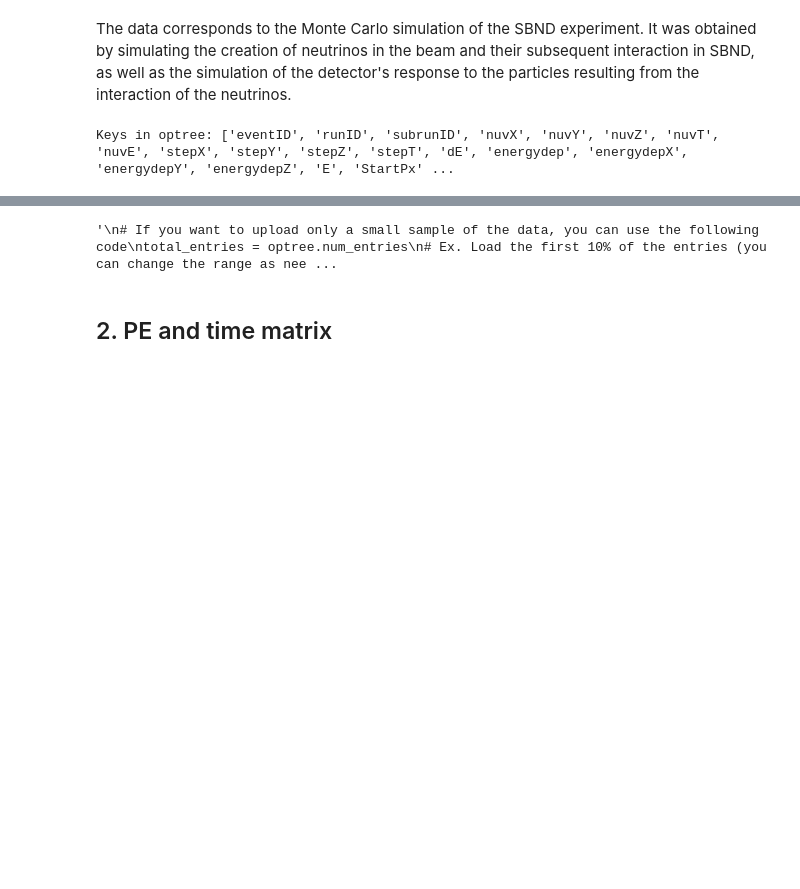
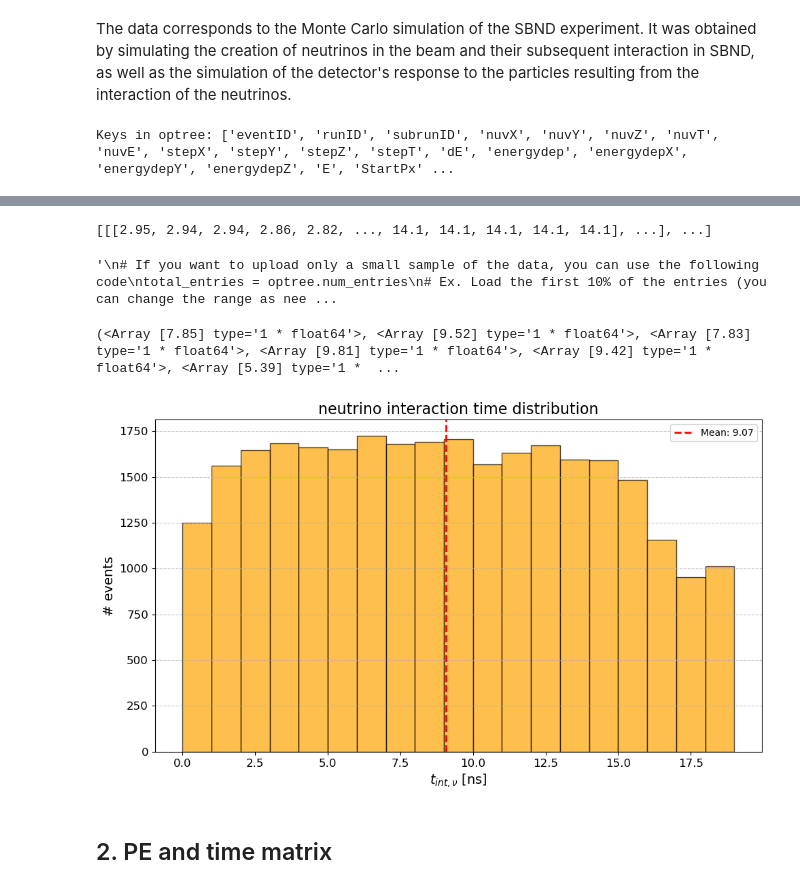
Before and after one commit to CIEMAT-Neutrino/AI_nuvT, a Jupyter notebook: 1_Preprocessing_&_2_PE_time_matrices.ipynb, the cells around one changed output, grey strips where cells are left out. Drawn from its saved outputs; the diff is of its cells as text; code cells hidden in the pictures; blank space fills up the shorter version.

```diff
--- a/1_Preprocessing_&_2_PE_time_matrices.ipynb
+++ b/1_Preprocessing_&_2_PE_time_matrices.ipynb
@@ -7,9 +7,12 @@ from imports import *
 # %% [markdown]
 The data corresponds to the Monte Carlo simulation of the SBND experiment. It was obtained by simulating the creation of neutrinos in the beam and their subsequent interaction in SBND, as well as the simulation of the detector's response to the particles resulting from the interaction of the neutrinos.
 # %%
-file_path = '/data/vidales/opana_tree_combined_v2609.root'
+file_path = '/data/vidales/opana_tree_combined_v2609_both.root'
 file = uproot.open(file_path)
 optree = file['opanatree']['OpAnaTree'] # Tree con número de fotoelectrones
 print("Keys in optree:", optree.keys())
 # %% [output]
 Keys in optree: ['eventID', 'runID', 'subrunID', 'nuvX', 'nuvY', 'nuvZ', 'nuvT', 'nuvE', 'stepX', 'stepY', 'stepZ', 'stepT', 'dE', 'energydep', 'energydepX', 'energydepY', 'energydepZ', 'E', 'StartPx' ...
+# %%
+# Load variables to be predicted and associated data in a single step
+hit_nuvT, hit_PE, hit_ch, hit_t, nopflash, hit_pe_v = (optree[key].array() for key in ['nuvT', 'flash_ophit_pe', 'flash_ophit_ch', 'flash_ophit_time','nopflash','flash_pe_v'])
@@ -16,11 +24,12 @@ Keys in optree: ['eventID', 'runID', 'subrunID', 'nuvX', 'nuvY', 'nuvZ', 'nuvT',
+# %%
+print(hit_t_corrected)
+# %% [output]
+[[[2.95, 2.94, 2.94, 2.86, 2.82, ..., 14.1, 14.1, 14.1, 14.1, 14.1], ...], ...]
 # %%
-# Load variables to be predicted and associated data in a single step
-hit_nuvT, hit_PE, hit_ch, hit_t, nopflash = (optree[key].array() for key in ['nuvT', 'flash_ophit_pe', 'flash_ophit_ch', 'flash_ophit_time','nopflash'])
-
 # Filter out subarrays with more than one neutrino interaction
-hit_nuvT_f, hit_PE_f, hit_ch_f, hit_t_f, nopflash_f = zip(*[
-    (subarray_nuvT, subarray_PE, subarray_ch, subarray_t, subarray_nopflash)
-    for subarray_nuvT, subarray_PE, subarray_ch, subarray_t, subarray_nopflash in zip(hit_nuvT, hit_PE, hit_ch, hit_t, nopflash)
+hit_nuvT_f, hit_PE_f, hit_ch_f, hit_t_f, nopflash_f, hit_pe_v_f = zip(*[
+    (subarray_nuvT, subarray_PE, subarray_ch, subarray_t, subarray_nopflash, subarray_pe_v)
+    for subarray_nuvT, subarray_PE, subarray_ch, subarray_t, subarray_nopflash, subarray_pe_v in zip(hit_nuvT, hit_PE, hit_ch, hit_t, nopflash, hit_pe_v)
     if len(subarray_nuvT) ==1
 ])
 
@@ -61,6 +70,48 @@ pq.write_table(ophit_variables, 'saved_archives/ophit_variables.parquet')
 # To load some variables from the parquet file, use the following code
 # table = pq.read_table('saved_archives/ophit_variables.parquet')
 # hit_nuvT_f = ak.from_iter(table.column('hit_nuvT_f').to_pylist())
+# %%
+print(hit_nuvT_f)
+# %% [output]
+(<Array [7.85] type='1 * float64'>, <Array [9.52] type='1 * float64'>, <Array [7.83] type='1 * float64'>, <Array [9.81] type='1 * float64'>, <Array [9.42] type='1 * float64'>, <Array [5.39] type='1 *  ...
+# %%
+import awkward as ak
+import matplotlib.pyplot as plt
+
+# Assuming hit_nuvT_f is your list of awkward.Array objects
+combined_data = ak.concatenate(hit_nuvT_f)
+data_np = ak.to_numpy(combined_data)
+
+# Plotting the histogram
+plt.figure(figsize=(10, 6))  # Set the figure size
+plt.hist(data_np, bins=19, color='orange', edgecolor='black', alpha=0.7)
+
+# Adding labels and title with larger font sizes
+plt.xlabel(r'$t_{int,\nu}$ [ns]', fontsize=14)
+
+
+
+plt.ylabel('# events', fontsize=14)
+plt.title('neutrino interaction time distribution', fontsize=16)
+
+
+# Customizing ticks
+plt.xticks(fontsize=12)
+plt.yticks(fontsize=12)
+
+# Adding a grid for better readability
+plt.grid(axis='y', linestyle='--', alpha=0.7)
+
+# Adding a vertical line for the mean
+mean_value = data_np.mean()
+plt.axvline(mean_value, color='red', linestyle='dashed', linewidth=2, label='Mean: {:.2f}'.format(mean_value))
+plt.legend()
+
+# Show plot
+plt.tight_layout()  # Adjust layout
+plt.show()
+# %% [output]
+[figure, added]
 # %% [markdown]
 ## 2. PE and time matrix
 # %% [markdown]
```
Also changed, not shown: parts of 23 cells of this notebook, 7 other files.
